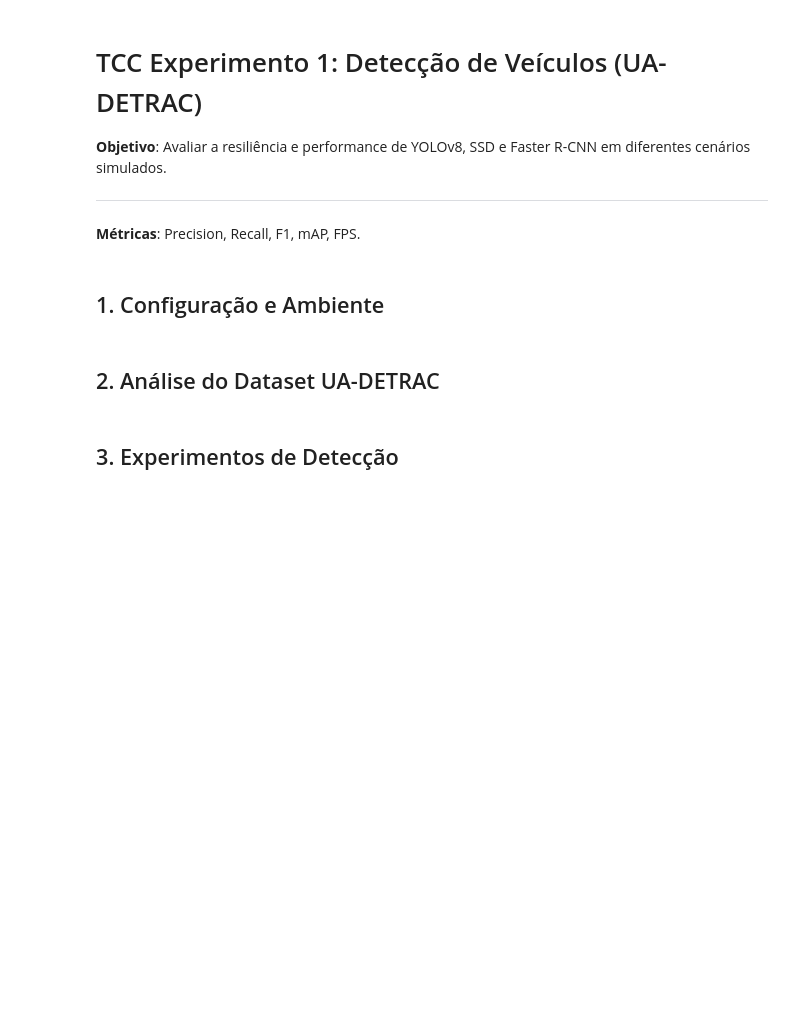
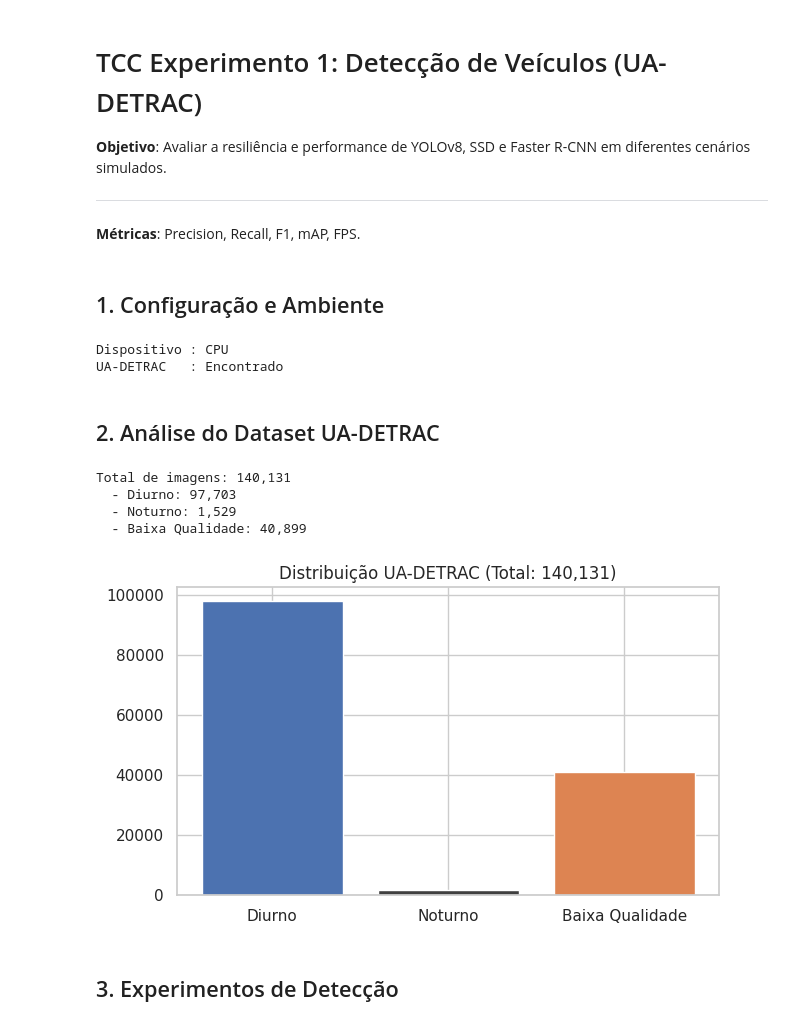
Before and after one commit to edsay12/TCC---DETEC-O-DE-VEICULOS-YOLLO-SSD-FASTER-, a Jupyter notebook: 01_Deteccao_Veiculos_UA.ipynb, the cells around one changed output. Drawn from its saved outputs; the diff is of its cells as text; code cells hidden in the pictures; blank space fills up the shorter version.

Commit message:
Ajustes no codigo

```diff
--- a/01_Deteccao_Veiculos_UA.ipynb
+++ b/01_Deteccao_Veiculos_UA.ipynb
@@ -46,10 +31,13 @@ UA_ROOT        = BASE_DIR / "UA-DETRAC"
 RESULTS_DIR    = DS_PROC / "resultados"
 RESULTS_DIR.mkdir(parents=True, exist_ok=True)
 
-N_SAMPLES = 50   # Ajuste conforme necessário
+N_SAMPLES = 300   # Ajuste conforme necessário
 
 device = "GPU" if torch.cuda.is_available() else "CPU"
 print(f"Dispositivo : {device}")
 print(f"UA-DETRAC   : {'Encontrado' if UA_ROOT.exists() else 'NÃO ENCONTRADO'}")
+# %% [output]
+Dispositivo : CPU
+UA-DETRAC   : Encontrado
 # %% [markdown]
 ## 2. Análise do Dataset UA-DETRAC
@@ -587,22 +44,31 @@ def compute_map_from_df(df: pd.DataFrame) -> pd.DataFrame:
 # %%
 SCENARIOS = {
     "Diurno"         : DS_PROC / "diurno",
     "Noturno"        : DS_PROC / "noturno",
     "Baixa Qualidade": DS_PROC / "baixa_qualidade",
 }
 
 counts = {}
 for name, path in SCENARIOS.items():
     imgs = list(path.glob("*.jpg")) + list(path.glob("*.png"))
     counts[name] = len(imgs)
 
 total = sum(counts.values())
 print(f"Total de imagens: {total:,}")
 
+for name, count in counts.items():
+    print(f"  - {name}: {count:,}")
+
 fig, ax = plt.subplots(figsize=(7, 4))
 ax.bar(counts.keys(), counts.values(), color=["#4C72B0", "#404040", "#DD8452"])
 ax.set_title(f"Distribuição UA-DETRAC (Total: {total:,})")
 plt.show()
+# %% [output]
+Total de imagens: 140,131
+  - Diurno: 97,703
+  - Noturno: 1,529
+  - Baixa Qualidade: 40,899
+[figure, added]
 # %% [markdown]
 ## 3. Experimentos de Detecção
 # %%
```
Also changed, not shown: parts of 9 cells of this notebook, 1 other file.
